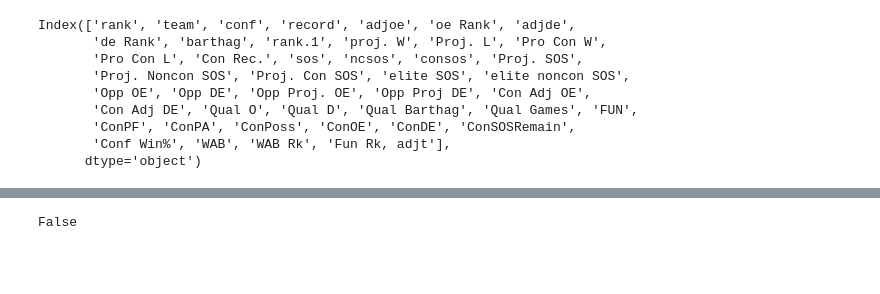
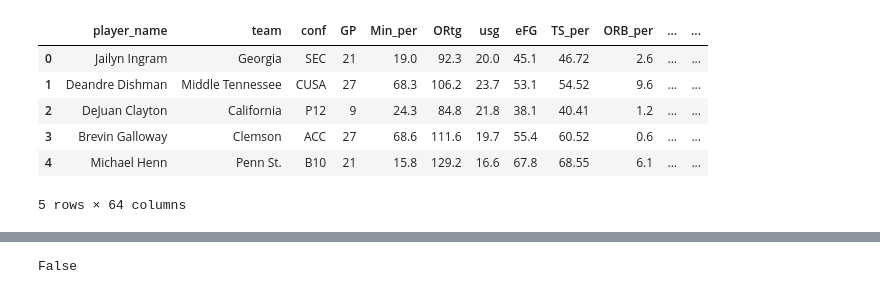
Before and after one commit to laceymalarky/eda_college_basketball, a Jupyter notebook: >ncaa_team_stats.ipynb, the cells around one changed output, grey strips where cells are left out. Drawn from its saved outputs; the diff is of its cells as text; code cells hidden in the pictures; blank space fills up the shorter version.

```diff
--- a/>ncaa_team_stats.ipynb
+++ b/>ncaa_team_stats.ipynb
@@ -48,12 +21,19 @@ memory usage: 124.9+ KB
-# %%
-data.columns
-# %% [output]
-Index(['rank', 'team', 'conf', 'record', 'adjoe', 'oe Rank', 'adjde',
-       'de Rank', 'barthag', 'rank.1', 'proj. W', 'Proj. L', 'Pro Con W',
-       'Pro Con L', 'Con Rec.', 'sos', 'ncsos', 'consos', 'Proj. SOS',
-       'Proj. Noncon SOS', 'Proj. Con SOS', 'elite SOS', 'elite noncon SOS',
-       'Opp OE', 'Opp DE', 'Opp Proj. OE', 'Opp Proj DE', 'Con Adj OE',
-       'Con Adj DE', 'Qual O', 'Qual D', 'Qual Barthag', 'Qual Games', 'FUN',
-       'ConPF', 'ConPA', 'ConPoss', 'ConOE', 'ConDE', 'ConSOSRemain',
-       'Conf Win%', 'WAB', 'WAB Rk', 'Fun Rk, adjt'],
-      dtype='object')
+# %%
+# Read Player data
+players_header = ['player_name', 'team', 'conf', 'GP', 'Min_per', 'ORtg', 'usg', 'eFG', 'TS_per', 'ORB_per', 'DRB_per', 'AST_per', 'TO_per',
+'FTM', 'FTA', 'FT_per', 'twoPM', 'twoPA', 'twoP_per', 'TPM', 'TPA', 'TP_per', 'blk_per', 'stl_per', 'ftr', 'yr', 'ht', 'num',
+'porpag', 'adjoe', 'pfr', 'year', 'pid', 'type', 'Rec Rank', ' ast/tov', ' rimmade', ' rimmade+rimmiss', ' midmade', ' midmade+midmiss',
+' rimmade/(rimmade+rimmiss)', ' midmade/(midmade+midmiss)', ' dunksmade', ' dunksmiss+dunksmade', ' dunksmade/(dunksmade+dunksmiss)',
+' pick', ' drtg', 'adrtg', ' dporpag', ' stops', ' bpm', ' obpm', ' dbpm', ' gbpm', 'mp', 'ogbpm', 'dgbpm', 'oreb', 'dreb', 'treb',
+'ast', 'stl', 'blk', 'pts']
+
+players = pd.read_csv('http://barttorvik.com/getadvstats.php?year=2023&csv=1', names = players_header, index_col = False)
+players.head()
+# %% [output]
+|  | player_name | team | conf | GP | Min_per | ORtg | usg | eFG | TS_per | ORB_per | ... | ... |
+| 0 | Jailyn Ingram | Georgia | SEC | 21 | 19.0 | 92.3 | 20.0 | 45.1 | 46.72 | 2.6 | ... | ... |
+| 1 | Deandre Dishman | Middle Tennessee | CUSA | 27 | 68.3 | 106.2 | 23.7 | 53.1 | 54.52 | 9.6 | ... | ... |
+| 2 | DeJuan Clayton | California | P12 | 9 | 24.3 | 84.8 | 21.8 | 38.1 | 40.41 | 1.2 | ... | ... |
+| 3 | Brevin Galloway | Clemson | ACC | 27 | 68.6 | 111.6 | 19.7 | 55.4 | 60.52 | 0.6 | ... | ... |
+| 4 | Michael Henn | Penn St. | B10 | 21 | 15.8 | 129.2 | 16.6 | 67.8 | 68.55 | 6.1 | ... | ... |
+5 rows × 64 columns
```
Also changed, not shown: parts of 30 cells of this notebook, 1 other file.
